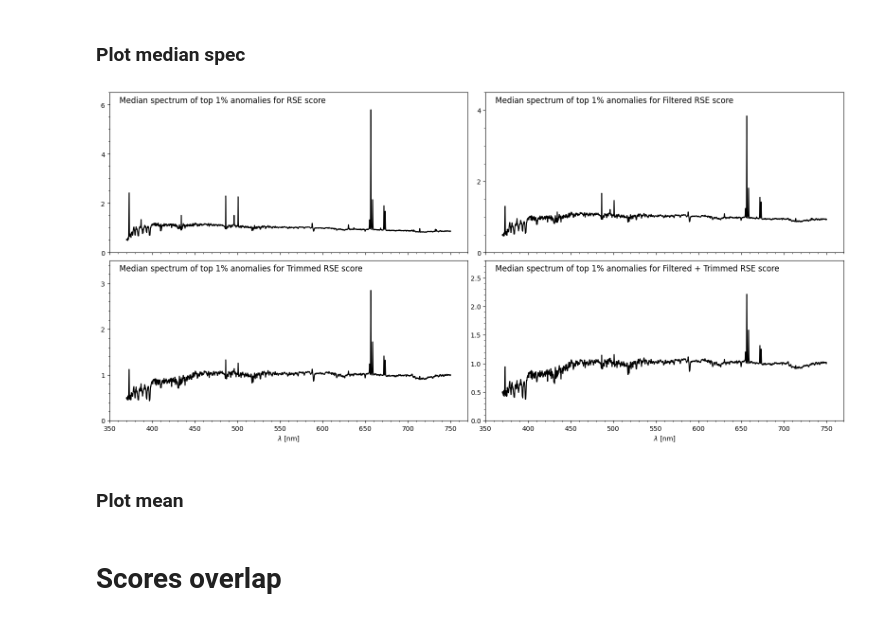
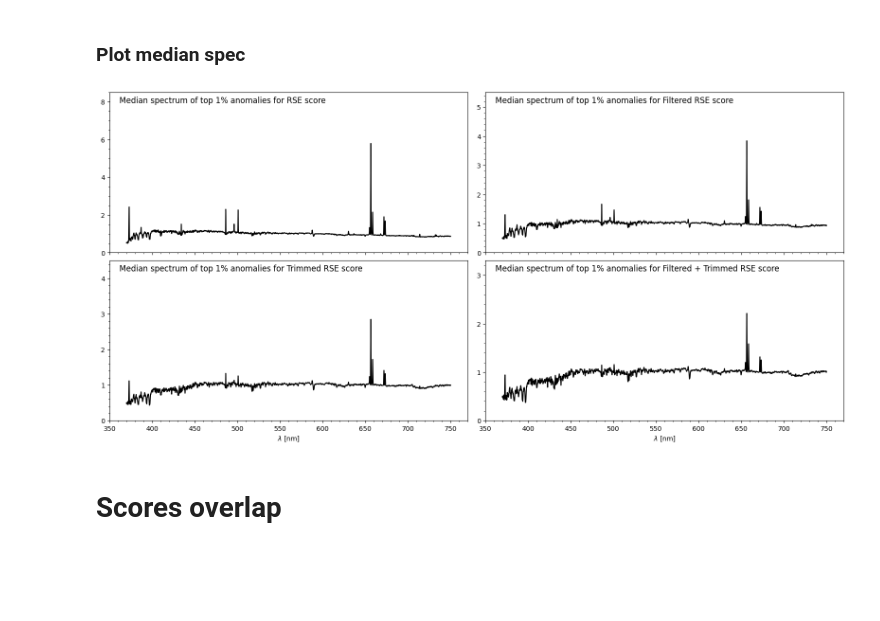
Before and after one commit to ed-ortizm/anomaly, a Jupyter notebook: thesis/bin_02/01_scores_bin2.ipynb, the cells around one changed output. Saved outputs shown, nothing was run; the diff lists cells and outputs as text; code cells hidden in the pictures; blank space fills up the shorter version.

Commit message:
feature: reproduce score analysis for bin 02

```diff
--- a/thesis/bin_02/01_scores_bin2.ipynb
+++ b/thesis/bin_02/01_scores_bin2.ipynb
@@ -1342,7 +1300,7 @@ fig.savefig(
 # %% [markdown]
 # Median Specs
 # %%
-n_spec = merged_df.shape[0]
+n_spec = score_norm_meta_df.shape[0]
 n_tops = [int(n_spec*p) for p in [0.001, 0.005, 0.01, 0.05]]
 n_tops_perc = [f'{n/n_spec*100:.2f}%' for n in n_tops]
 n_tops, n_tops_perc
@@ -1365,7 +1323,7 @@ for score in mse_cols:
 # %%
 spec_idx_mse_top_1_dict = {}
 
-for score in mse_cols:
+for score in se_cols:
 
     spec_idx_list = []
 
@@ -1524,23 +1429,23 @@ fig.savefig(
 # %%
 n_top_1_per_anomalies = int(n_spec*0.01)
 
-specids_chi_sq_top_1_dict = {}
+specids_rse_top_1_dict = {}
 
-for score in mse_rel_cols:
+for score in rse_cols:
 
-    specids_top_1 = merged_df[score].sort_values(
+    specids_top_1 = score_norm_meta_df[score].sort_values(
         ascending=False
     ).index.to_numpy()[:n_top_1_per_anomalies]
 
-    specids_chi_sq_top_1_dict[score] = specids_top_1
+    specids_rse_top_1_dict[score] = specids_top_1
 # %%
-spec_idx_chi_sq_top_1_dict = {}
+spec_idx_rse_top_1_dict = {}
 
-for score in mse_rel_cols:
+for score in rse_cols:
 
     spec_idx_list = []
 
-    for objid in specids_chi_sq_top_1_dict[score]:
+    for objid in specids_rse_top_1_dict[score]:
 
         spec_idx = specobjid_to_idx(
             objid, idx_id_spec
@@ -1548,7 +1453,7 @@ for score in mse_rel_cols:
 
         spec_idx_list.append(spec_idx)
 
-    spec_idx_chi_sq_top_1_dict[score] = spec_idx_list
+    spec_idx_rse_top_1_dict[score] = spec_idx_list
 # %% [markdown]
 ### Spec prep
 # %%
@@ -1577,13 +1482,13 @@ fig, axs = plt.subplots(
 )
 
 # ------------------------------------------------------
-axs[0, 0].plot(wave_nm, spec_chi_median, color='black')
+axs[0, 0].plot(wave_nm, spec_rse_median, color='black')
 # ------------------------------------------------------
-axs[0, 1].plot(wave_nm, spec_chi_filter_median, color='black')
+axs[0, 1].plot(wave_nm, spec_rse_filter_median, color='black')
 # ------------------------------------------------------
-axs[1, 0].plot(wave_nm, spec_chi_trim_median, color='black')
+axs[1, 0].plot(wave_nm, spec_rse_trim_median, color='black')
 # ------------------------------------------------------
-axs[1, 1].plot(wave_nm, spec_chi_filter_trim_median, color='black')
+axs[1, 1].plot(wave_nm, spec_rse_filter_trim_median, color='black')
 
 # wavelengt setup
 axs[1, 0].set_xlim(350, 770)
@@ -1599,46 +1504,41 @@ for ax, score in zip(axs.flatten(), scores_names):
     ax.minorticks_on()
 
     if score == "RSE":
-        y_ticks = [0, 2, 4, 6]
-        ax.set_ylim(0, 6.5)
+        y_ticks = [0, 2, 4, 6, 8]
+        ax.set_ylim(0, 8.5)
     elif score == "Filtered RSE":
-        y_ticks = [0, 2, 4]
+        y_ticks = [0, 1, 2, 3, 4, 5]
+        ax.set_ylim(0, 5.5)
+    elif score == "Trimmed RSE":
+        y_ticks = [0, 1, 2, 3, 4]
         ax.set_ylim(0, 4.5)
-    elif score == "Trimmed RSE":
+    else:  # Filtered + Trimmed RSE
         y_ticks = [0, 1, 2, 3]
-        ax.set_ylim(0, 3.5)
-    else:  # Filtered + Trimmed RSE
-        y_ticks = [0, 0.5, 1, 1.5, 2.0, 2.5]
-        ax.set_ylim(0, 2.8)
+        ax.set_ylim(0, 3.3)
 
     ax.set_yticks(y_ticks)
 
     ax.text(
         0.02, 0.95,
         f" Median spectrum of top 1% anomalies for {score} score",
         horizontalalignment="left", verticalalignment="center",
         transform=ax.transAxes,
         fontsize=12
     )
 
 axs[1, 0].set_xlabel(r"$\lambda$ [nm]")
 axs[1, 1].set_xlabel(r"$\lambda$ [nm]")
 
 # adjust vertical space
 plt.subplots_adjust(
     hspace=0.05,
     wspace=0.05
 )
 
 # save figure
-save_to = f"{ch_4_dir}/{bin_id}"
-os.makedirs(save_to, exist_ok=True)
-
 fig.savefig(
-    f"{save_to}/median_spec_top_rse_{bin_id}.pdf",
+    f"{ch_4_dir}/{bin_id}/median_spec_top_rse_{bin_id}.pdf",
     bbox_inches='tight'
 )
 # %% [output]
-[figure, old version]
+[figure, new version]
-# %% [markdown]
-### Plot mean
```
Also changed, not shown: parts of 60 cells of this notebook, 1 other file.
